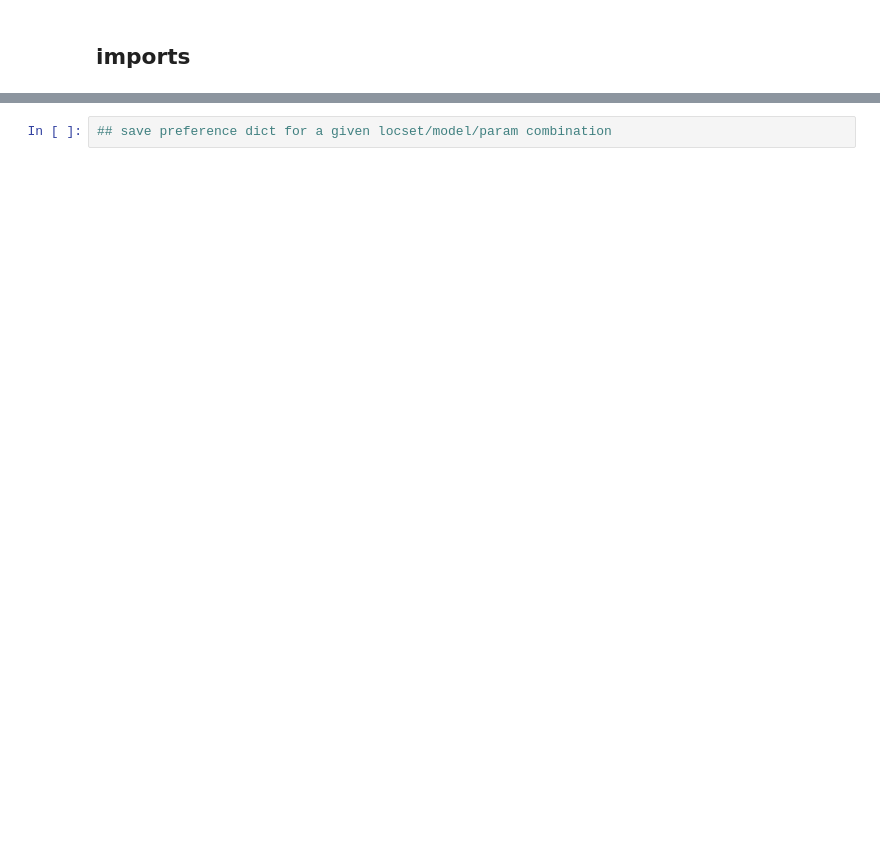
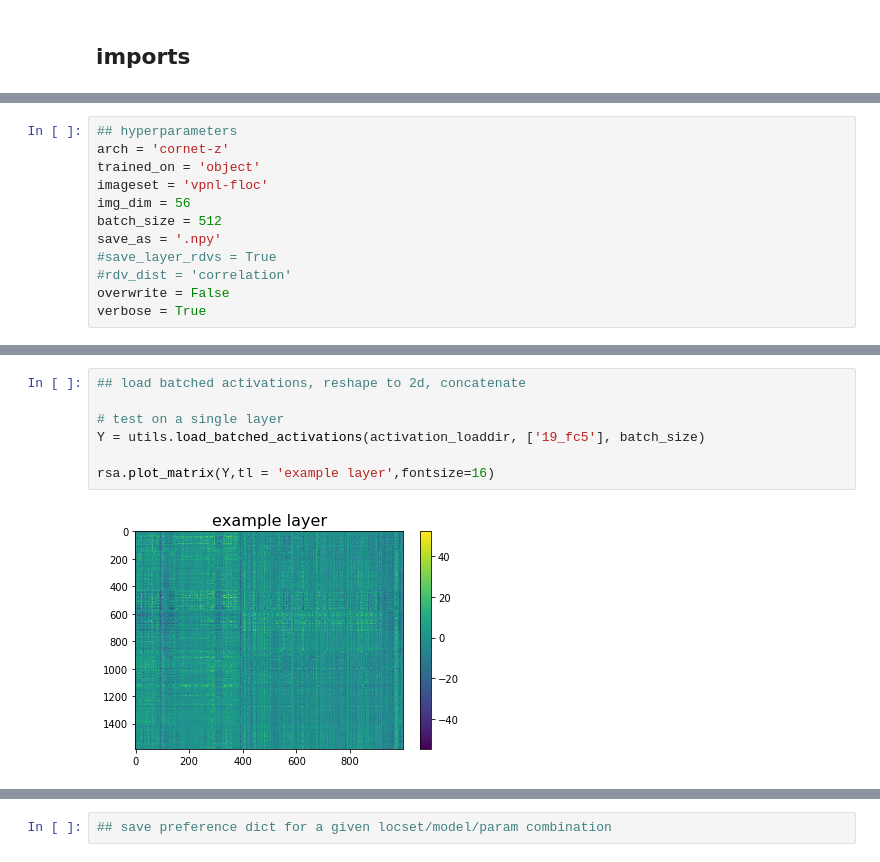
Before and after one commit to jacob-prince/RotspaceIT, a Jupyter notebook: notebooks/n02_floc_selectivity.ipynb, the cells around one changed output, grey strips where cells are left out. Saved outputs shown, nothing was run; the diff lists cells and outputs as text; blank space fills up the shorter version.

```diff
--- a/notebooks/n02_floc_selectivity.ipynb
+++ b/notebooks/n02_floc_selectivity.ipynb
@@ -34,0 +32,12 @@ import nnutils as utils
+# %%
+## hyperparameters
+arch = 'cornet-z'
+trained_on = 'object'
+imageset = 'vpnl-floc'
+img_dim = 56
+batch_size = 512
+save_as = '.npy'
+#save_layer_rdvs = True
+#rdv_dist = 'correlation'
+overwrite = False
+verbose = True
@@ -34,0 +116,9 @@ import nnutils as utils
+# %%
+## load batched activations, reshape to 2d, concatenate
+
+# test on a single layer
+Y = utils.load_batched_activations(activation_loaddir, ['19_fc5'], batch_size)
+
+rsa.plot_matrix(Y,tl = 'example layer',fontsize=16)
+# %% [output]
+[figure, added]
```
Also changed, not shown: parts of 16 cells of this notebook, 3 other files.
